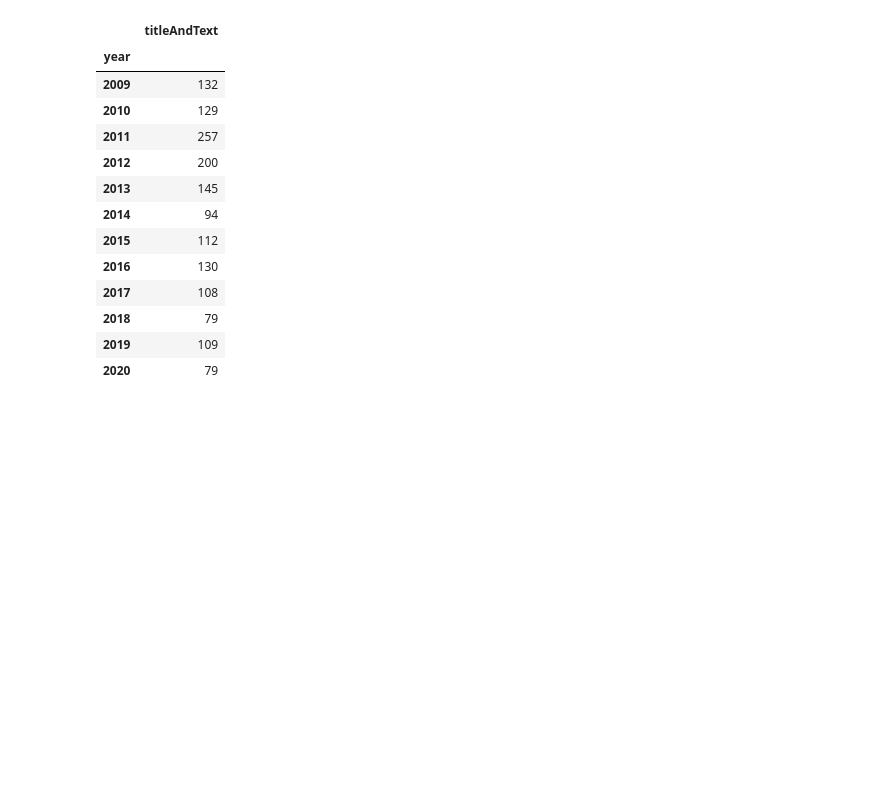
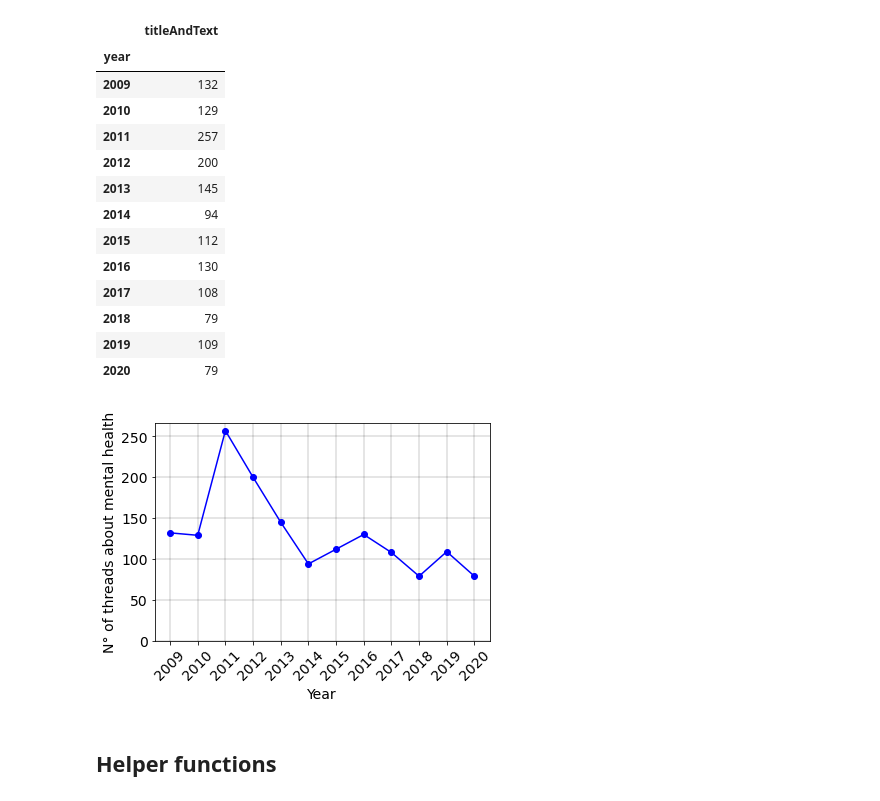
Before and after one commit to martinKindall/forum_analysis_wordclouds, a Jupyter notebook: Forum_analysis.ipynb, the cells around one changed output. Saved outputs shown, nothing was run; the diff lists cells and outputs as text; code cells hidden in the pictures; blank space fills up the shorter version.

```diff
--- a/Forum_analysis.ipynb
+++ b/Forum_analysis.ipynb
@@ -231,7 +229,8 @@ textClassified.head()
 | 4 | 0 | 2020 |
 # %%
 textClassifiedGrouped = textClassified.groupby(['year']).sum()
-textClassifiedGrouped.loc[textClassifiedGrouped.index * selected_years_mask > 0]
+textClassifiedGrouped = textClassifiedGrouped.loc[textClassifiedGrouped.index * selected_years_mask > 0]
+textClassifiedGrouped
 # %% [output]
 |  | titleAndText |
 | year |  |
@@ -247,6 +246,18 @@ textClassifiedGrouped.loc[textClassifiedGrouped.index * selected_years_mask > 0]
 | 2018 | 79 |
 | 2019 | 109 |
 | 2020 | 79 |
+# %%
+plt.plot(textClassifiedGrouped, 'b-o')
+plt.xticks(np.arange(2009, 2021, step=1), rotation=45)
+plt.yticks(np.arange(0, 300, step=50))
+plt.xlabel("Year")
+plt.ylabel("N° of threads about mental health")
+plt.grid(color='k', linestyle='-', linewidth=0.2)
+plt.show()
+# %% [output]
+[figure, added]
+# %% [markdown]
+## Helper functions
 # %%
 def formatStrings(strings):
 
```
Also changed, not shown: parts of 17 cells of this notebook.
